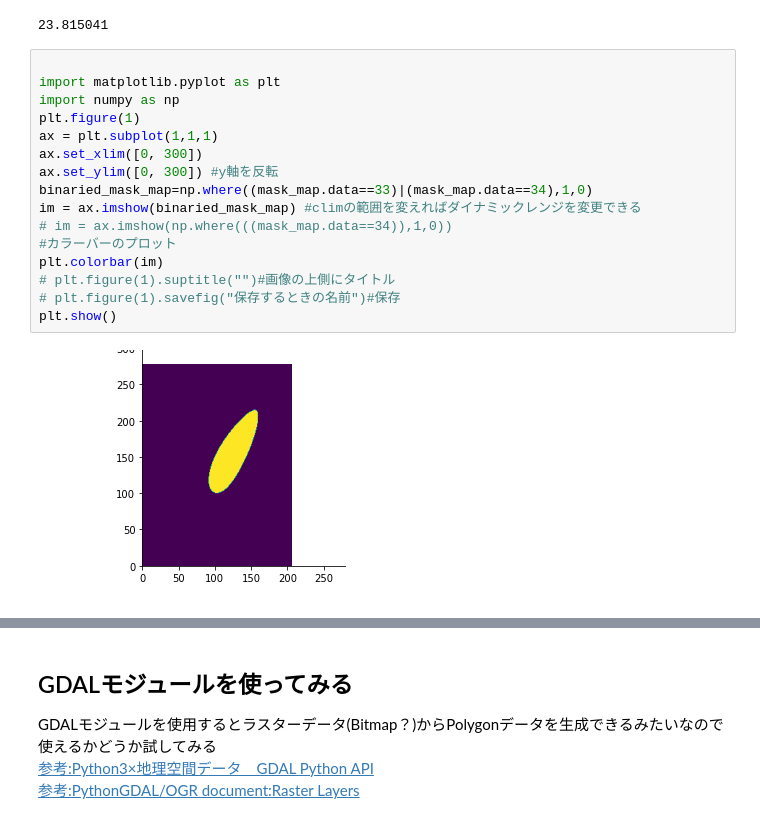
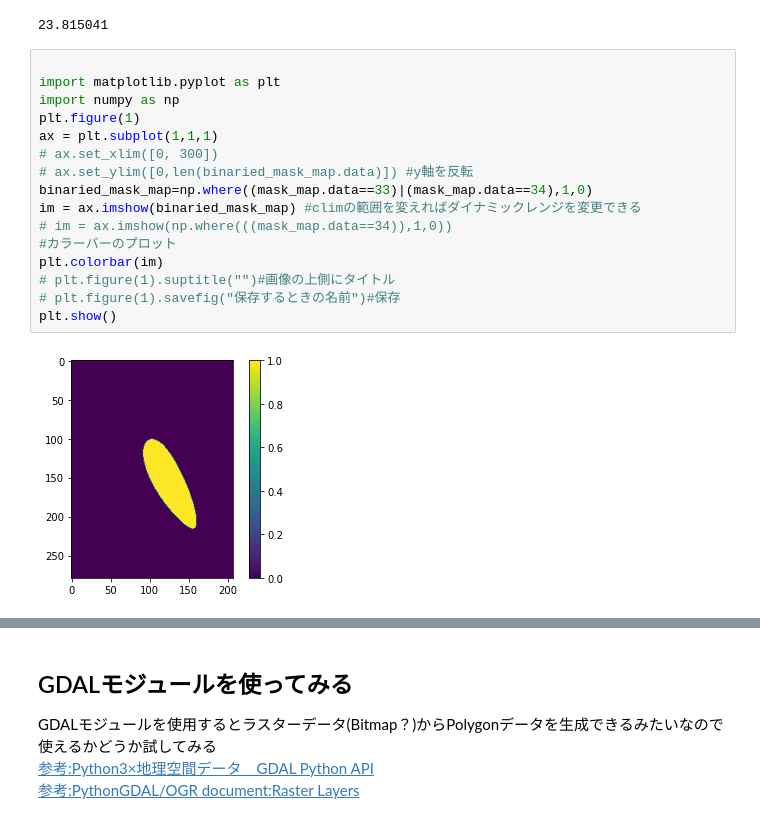
Before and after one commit to akisen/Predict_Solar_Flare_Mrcnn, a Jupyter notebook: src_dataset/Convert_bitmap_to_polygon.ipynb, the cells around one changed output, grey strips where cells are left out. Drawn from its saved outputs; the diff is of its cells as text.

```diff
--- a/src_dataset/Convert_bitmap_to_polygon.ipynb
+++ b/src_dataset/Convert_bitmap_to_polygon.ipynb
@@ -37,21 +21,21 @@ mask_map.meta["lat_fwt"]
 # %%
 
 import matplotlib.pyplot as plt
 import numpy as np
 plt.figure(1)
 ax = plt.subplot(1,1,1)
-ax.set_xlim([0, 300])
-ax.set_ylim([0, 300]) #y軸を反転
+# ax.set_xlim([0, 300])
+# ax.set_ylim([0,len(binaried_mask_map.data)]) #y軸を反転
 binaried_mask_map=np.where((mask_map.data==33)|(mask_map.data==34),1,0)
 im = ax.imshow(binaried_mask_map) #climの範囲を変えればダイナミックレンジを変更できる
 # im = ax.imshow(np.where(((mask_map.data==34)),1,0))
 #カラーバーのプロット
 plt.colorbar(im)
 # plt.figure(1).suptitle("")#画像の上側にタイトル
 # plt.figure(1).savefig("保存するときの名前")#保存
 plt.show()
 # %% [output]
-[figure, old version]
+[figure, new version]
 # %%
 type(binaried_mask_map)
 # %% [output]
```
Also changed, not shown: parts of 19 cells of this notebook, 1 other file.
